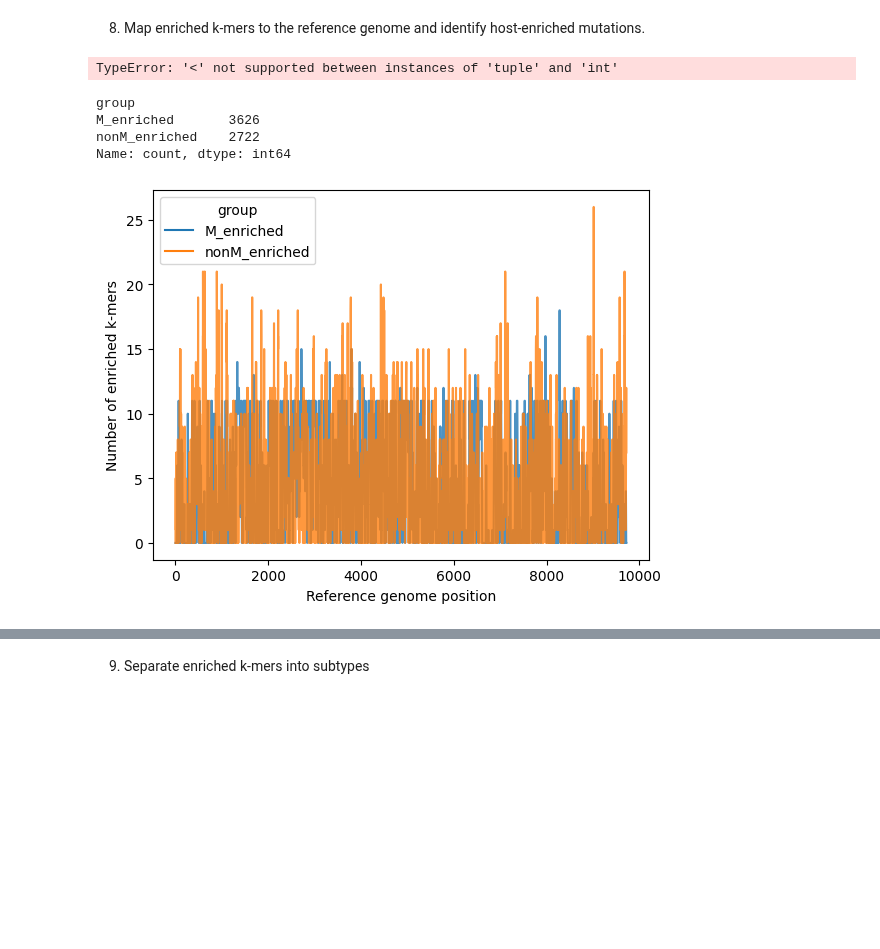
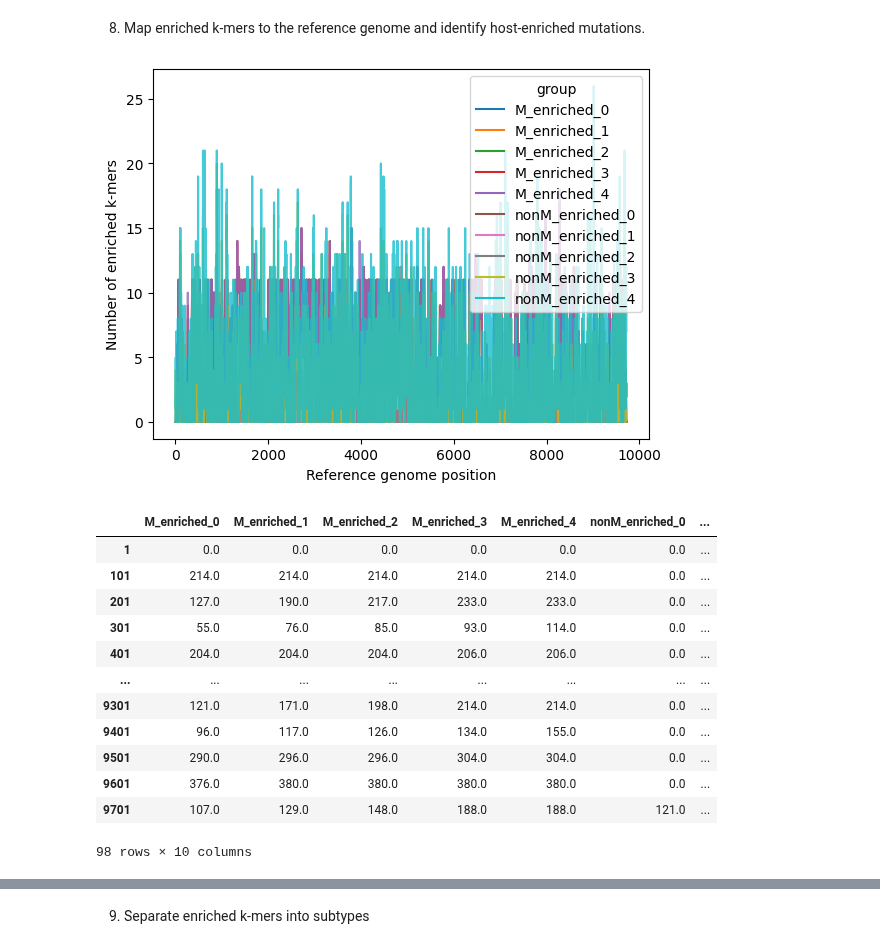
Before and after one commit to wis-janusz/PORT-EK2, a Jupyter notebook: notebooks/HIV_analysis_scenario_4.ipynb, the cells around one changed output, grey strips where cells are left out. Saved outputs shown, nothing was run; the diff lists cells and outputs as text; code cells hidden in the pictures; blank space fills up the shorter version.

Commit message:
added coverage plot at different mismathces

```diff
--- a/notebooks/HIV_analysis_scenario_4.ipynb
+++ b/notebooks/HIV_analysis_scenario_4.ipynb
@@ -227,7 +225,7 @@ common_kmer_matrix = common_kmer_matrix.drop("seq", axis=1)
 
 # Identify host-overrepresented k-mers, according to the statistics calculated above.
 common_kmer_matrix["group"] = common_kmer_matrix.apply(
-    portek.assign_kmer_group, p_cols = P_COLS, avg_cols = AVG_COLS,axis=1
+    portek.assign_kmer_group_ava, p_cols = P_COLS, avg_cols = AVG_COLS,axis=1
 )
 common_kmer_matrix["exclusivity"] = common_kmer_matrix.apply(
     portek.check_exclusivity, avg_cols = AVG_COLS, axis=1
@@ -341,7 +339,7 @@ plt.savefig("../output/HIV/scenario4/volcano.svg", dpi = 600, format = "svg")
 # Take the over-represented k-mers that pass the RMSE filter. This generates of enriched k-mers identified by PORT-EK.
 
 # Uncomment this block if you didn't re-examine the rare k-mers.
-enriched_kmer_matrix = common_kmer_matrix.loc[(common_kmer_matrix["group"] != "not significant") & (common_kmer_matrix["RMSE"] > min_RMSE)]
+enriched_kmer_matrix = common_kmer_matrix.loc[(common_kmer_matrix["group"] != "not_significant") & (common_kmer_matrix["RMSE"] > min_RMSE)]
 
 # Comment this block if you didn't re-examine the rare k-mers.
 # M_enriched = M_overrep_all[M_overrep_all['RMSE']>min_RMSE]
@@ -471,33 +468,27 @@ mut_df = pd.DataFrame({"ref_nuc":mutations_ref_nuc, "ref_pos":mutations_ref_pos,
 for group in SAMPLE_GROUPS:
     mut_df[f"{group}_agg_freq"] = mut_df["kmers"].apply(portek.calc_agg_freq, args=(group_sample_idx[group], enriched_kmer_matrix))
 mut_df["genes"] = mut_df["ref_pos"].apply(lambda pos: assign_gene_from_position(pos, HIV_GENES))
-mut_df.to_csv(f"../output/HIV/scenario4/enriched_mutations_variant1.csv")
+# mut_df.to_csv(f"../output/HIV/scenario4/enriched_mutations_variant1.csv")
-# %% [output]
-TypeError: '<' not supported between instances of 'tuple' and 'int'
-# %%
-enriched_kmer_matrix["group"].value_counts()
-# %% [output]
-group
-M_enriched       3626
-nonM_enriched    2722
-Name: count, dtype: int64
 # %%
-kmer_coverage = pd.DataFrame(0, index=pd.RangeIndex(1,len(ref_seq)), columns=["M_enriched", "nonM_enriched"])
+cov_columns = [f"M_enriched_{mm}" for mm in range(5)]
+cov_columns.extend([f"nonM_enriched_{mm}" for mm in range(5)])
+kmer_coverage = pd.DataFrame(0, index=pd.RangeIndex(1,len(ref_seq)), columns=cov_columns)
 
 for kmer in enriched_kmer_matrix.index:
-    group = enriched_kmer_matrix.loc[kmer, "group"]
-    for position in enriched_kmer_matrix.loc[kmer, "ref_pos"]:
-        kmer_coverage.loc[position[0]:position[1], group] += 1
+    for mm in range(5):
+        col = f"{enriched_kmer_matrix.loc[kmer, 'group']}_{mm}"
+        for position in enriched_kmer_matrix.loc[kmer, f"{mm}_ref_pos"]:
+            kmer_coverage.loc[position[0]:position[1], col] += 1
 
 kmer_coverage_long = pd.melt(kmer_coverage, ignore_index=False, var_name="group")
 
 fig, ax = plt.subplots()
 sns.lineplot(data = kmer_coverage_long, x=kmer_coverage_long.index, y="value", hue="group")
 ax.set_xlabel("Reference genome position")
 ax.set_ylabel("Number of enriched k-mers")
 for line in ax.lines:
     line.set_alpha(0.8)
 
-plt.savefig(f"../output/HIV/scenario4/enriched_{k}mer_coverage_variant1.svg", format="svg", dpi=600)
+# plt.savefig(f"../output/HIV/scenario4/enriched_{k}mer_coverage_{mm}_mismatches.svg", format="svg", dpi=600)
 # %% [output]
-[figure, old version]
+[figure, new version]
@@ -503,0 +497,16 @@ plt.savefig(f"../output/HIV/scenario4/enriched_{k}mer_coverage_variant1.svg", fo
+# %%
+binned
+# %% [output]
+|  | M_enriched_0 | M_enriched_1 | M_enriched_2 | M_enriched_3 | M_enriched_4 | nonM_enriched_0 | ... |
+| 1 | 0.0 | 0.0 | 0.0 | 0.0 | 0.0 | 0.0 | ... |
+| 101 | 214.0 | 214.0 | 214.0 | 214.0 | 214.0 | 0.0 | ... |
+| 201 | 127.0 | 190.0 | 217.0 | 233.0 | 233.0 | 0.0 | ... |
+| 301 | 55.0 | 76.0 | 85.0 | 93.0 | 114.0 | 0.0 | ... |
+| 401 | 204.0 | 204.0 | 204.0 | 206.0 | 206.0 | 0.0 | ... |
+| ... | ... | ... | ... | ... | ... | ... | ... |
+| 9301 | 121.0 | 171.0 | 198.0 | 214.0 | 214.0 | 0.0 | ... |
+| 9401 | 96.0 | 117.0 | 126.0 | 134.0 | 155.0 | 0.0 | ... |
+| 9501 | 290.0 | 296.0 | 296.0 | 304.0 | 304.0 | 0.0 | ... |
+| 9601 | 376.0 | 380.0 | 380.0 | 380.0 | 380.0 | 0.0 | ... |
+| 9701 | 107.0 | 129.0 | 148.0 | 188.0 | 188.0 | 121.0 | ... |
+98 rows × 10 columns
```
Also changed, not shown: parts of 9 cells of this notebook.
